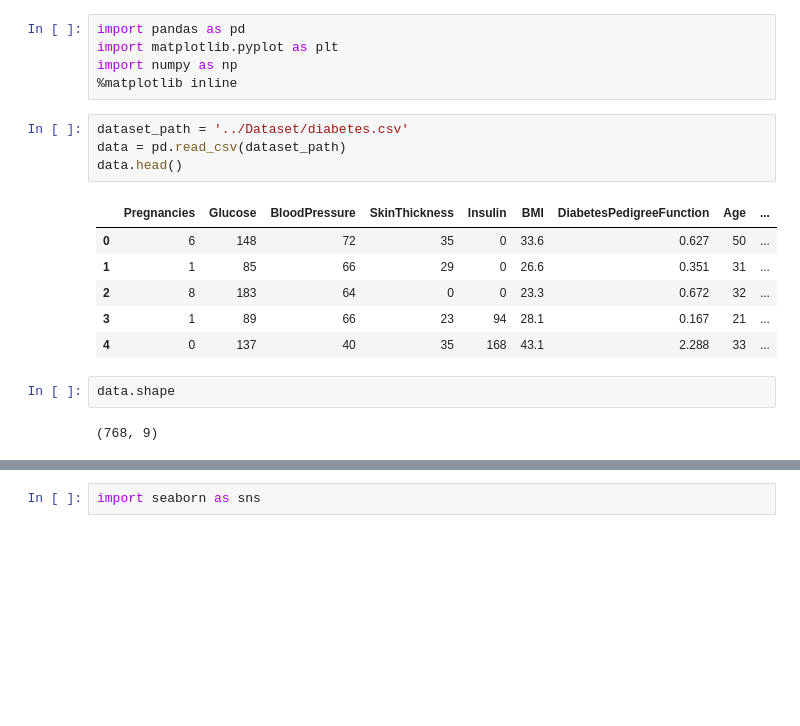
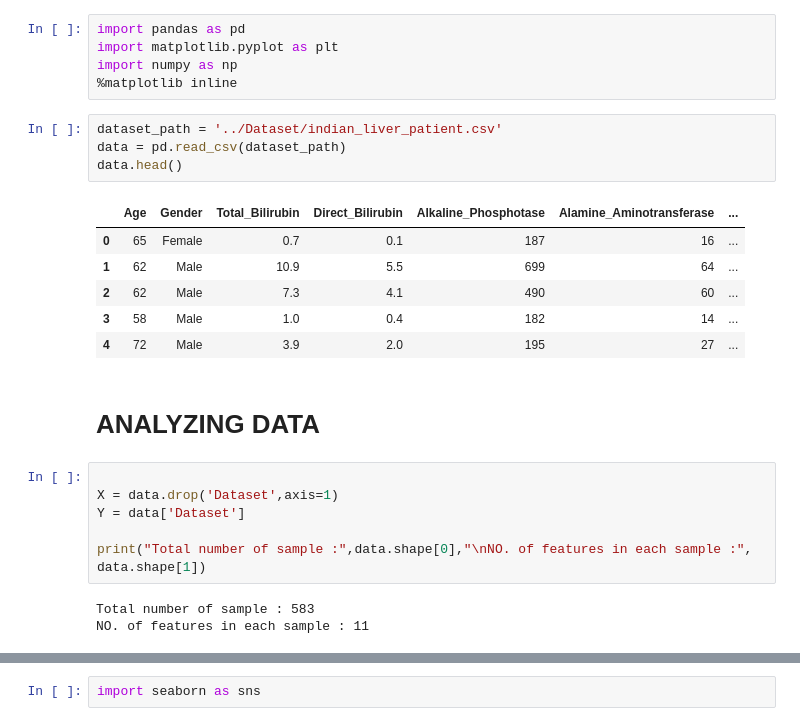
Before and after one commit to rootReb0rn/iMedic, a Jupyter notebook: Train/Train_Diabetes.ipynb, the cells around one changed output, grey strips where cells are left out. Saved outputs shown, nothing was run; the diff lists cells and outputs as text; blank space fills up the shorter version.

Commit message:
Liver modal trained
using randomforest classifier

```diff
--- a/Train/Train_Diabetes.ipynb
+++ b/Train/Train_Diabetes.ipynb
@@ -4,17 +4,24 @@ import matplotlib.pyplot as plt
 import numpy as np
 %matplotlib inline
 # %%
-dataset_path = '../Dataset/diabetes.csv'
+dataset_path = '../Dataset/indian_liver_patient.csv'
 data = pd.read_csv(dataset_path)
 data.head()
 # %% [output]
-|  | Pregnancies | Glucose | BloodPressure | SkinThickness | Insulin | BMI | DiabetesPedigreeFunction | Age | ... |
-| 0 | 6 | 148 | 72 | 35 | 0 | 33.6 | 0.627 | 50 | ... |
-| 1 | 1 | 85 | 66 | 29 | 0 | 26.6 | 0.351 | 31 | ... |
-| 2 | 8 | 183 | 64 | 0 | 0 | 23.3 | 0.672 | 32 | ... |
-| 3 | 1 | 89 | 66 | 23 | 94 | 28.1 | 0.167 | 21 | ... |
-| 4 | 0 | 137 | 40 | 35 | 168 | 43.1 | 2.288 | 33 | ... |
+|  | Age | Gender | Total_Bilirubin | Direct_Bilirubin | Alkaline_Phosphotase | Alamine_Aminotransferase | ... |
+| 0 | 65 | Female | 0.7 | 0.1 | 187 | 16 | ... |
+| 1 | 62 | Male | 10.9 | 5.5 | 699 | 64 | ... |
+| 2 | 62 | Male | 7.3 | 4.1 | 490 | 60 | ... |
+| 3 | 58 | Male | 1.0 | 0.4 | 182 | 14 | ... |
+| 4 | 72 | Male | 3.9 | 2.0 | 195 | 27 | ... |
+# %% [markdown]
+# ANALYZING DATA
 # %%
-data.shape
+
+X = data.drop('Dataset',axis=1)
+Y = data['Dataset']
+
+print("Total number of sample :",data.shape[0],"\nNO. of features in each sample :", data.shape[1])
 # %% [output]
-(768, 9)
+Total number of sample : 583
+NO. of features in each sample : 11
```
Also changed, not shown: parts of 17 cells of this notebook, 3 other files.
